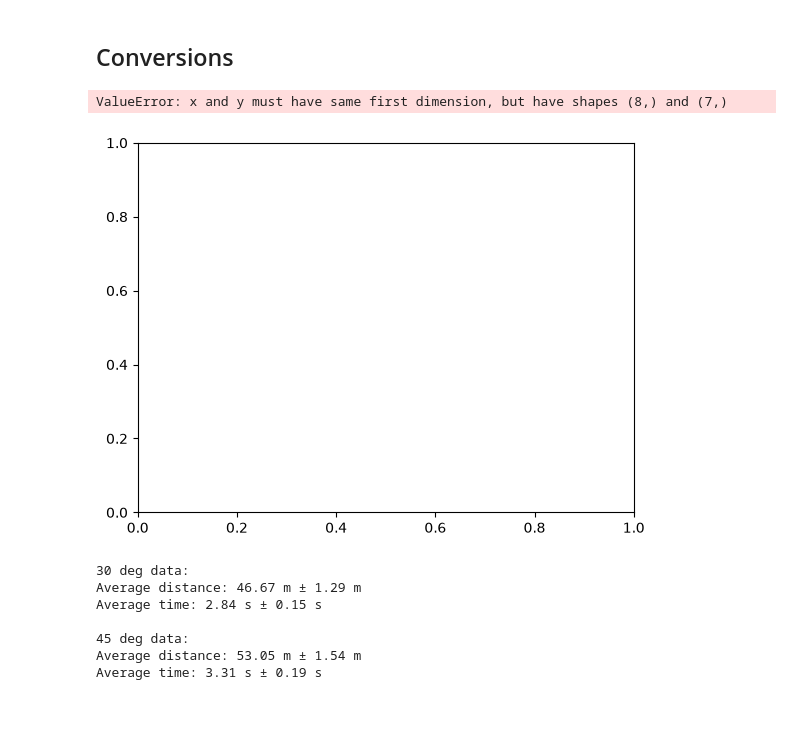
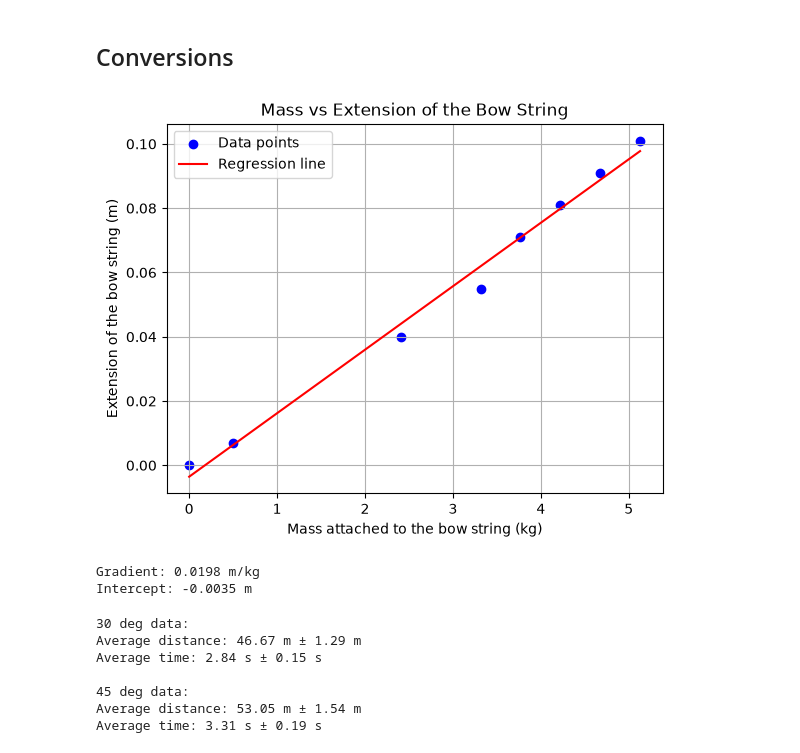
Before and after one commit to McPetane-Jr/PRACTICALS, a Jupyter notebook: Computational Physics/Week 10/Project_motion_bow.ipynb, the cells around one changed output. Saved outputs shown, nothing was run; the diff lists cells and outputs as text; code cells hidden in the pictures; blank space fills up the shorter version.

Commit message:
Used a scatter plot for data visualisation and used np.polyfit to extract a regression line

```diff
--- a/Computational Physics/Week 10/Project_motion_bow.ipynb
+++ b/Computational Physics/Week 10/Project_motion_bow.ipynb
@@ -39,39 +39,61 @@ Distance from the center of the bow handle (to the string I think) in cm : mass
 
 33.3 cm: +1 lb -> 6th
 
 cm to m (/100)
 lb to kg (*0.453592)
 '''
 
 bow_yf = np.array([23.2, 23.9, 27.2, 28.7, 30.3, 31.3, 32.3, 33.3]) / 100
 
 #==============Cumulative masses===============
 m0, m1, m2, m3, m4, m5, m6, m7 = 0, 0.5, 1.0 + 0.453592 * 2, 0.453592 * 2, 0.453592 * 1, 0.453592 * 1, 0.453592 * 1, 0.453592 * 1
 # for i in range(1, 7):
 #     globals()[f'm{i}'] = globals()[f'm{i-1}'] + globals()[f'm{i}']
     # this is a bit of a hack, but it works. It takes the previous mass and adds the current mass to it.
 a =m0
 b= a+m1
 c= b+m2
 d= c+m3
 e= d+m4
 f= e+m5
 g= f+m6
+h= g+m7
 
-masses = np.array([a, b, c, d, e, f, g])
+masses = np.array([a, b, c, d, e, f, g, h])
 
 #============== Extension of the bow string = distance from the center of the bow handle - 23.2 cm (the initial position) = bow_yf - 0.232 m
 extension = bow_yf - 0.232
 
-plt.plot(extension, masses, 'o-')
-plt.xlabel('Extension of the bow string (m)')
-plt.ylabel('Mass attached to the bow string (kg)')
+# Scatter plot of the data
+plt.scatter(masses, extension, color='blue', label='Data points')
+plt.ylabel('Extension of the bow string (m)')
+plt.xlabel('Mass attached to the bow string (kg)')
 plt.title('Mass vs Extension of the Bow String')
+
+# Show the regression line
+coefficients = np.polyfit(masses, extension, 1)
+
+# Get the gradient (slope) and y-intercept
+gradient, intercept = coefficients
+
+# Calculate the predicted extension values
+regression_line = gradient * masses + intercept
+
+# Plot the regression line
+plt.plot(masses, regression_line, color='red', label='Regression line')
+
+# Display the legend and graph
+plt.legend()
 plt.grid()
 plt.show()
+
+# Print the equation
+print(f"Gradient: {gradient:.4f} m/kg")
+print(f"Intercept: {intercept:.4f} m")
 # %% [output]
+[figure, new version]
-ValueError: x and y must have same first dimension, but have shapes (8,) and (7,)
+Gradient: 0.0198 m/kg
+Intercept: -0.0035 m
-[figure, old version]
 # %%
 
 
```
